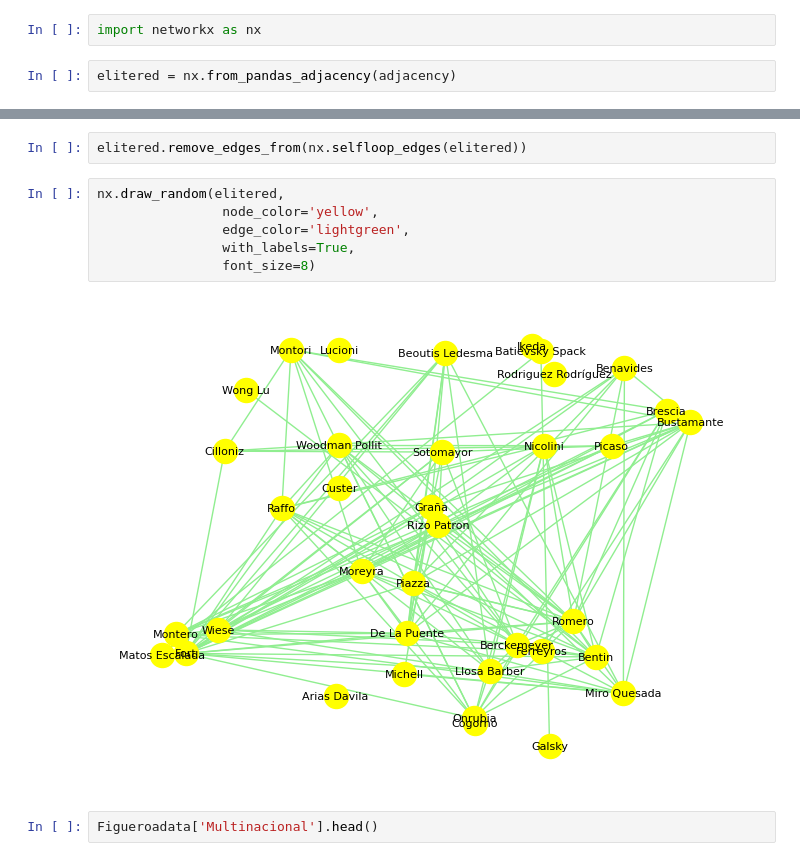
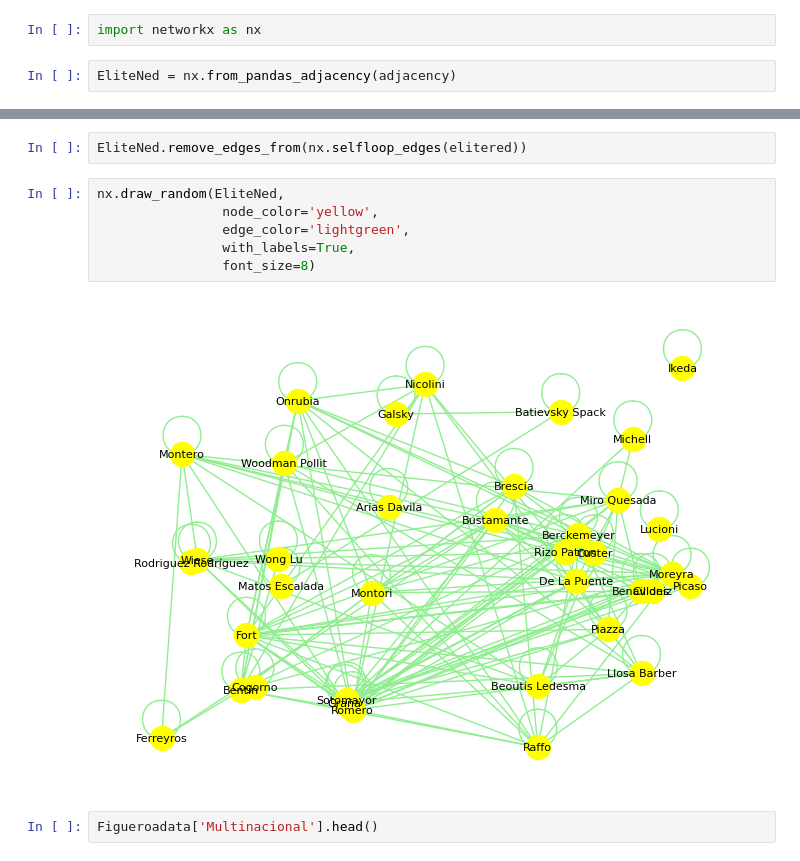
Before and after one commit to Pepix2345/Proyecto-Magallanes, a Jupyter notebook: Redes/Redoficial.ipynb, the cells around one changed output, grey strips where cells are left out. Cells and saved outputs as stored; diff of their text form.

```diff
--- a/Redes/Redoficial.ipynb
+++ b/Redes/Redoficial.ipynb
@@ -10,6 +10,6 @@ adjacency=Figueroadata.drop(varsToDrop,axis=1)
 # %%
 import networkx as nx
 # %%
-elitered = nx.from_pandas_adjacency(adjacency)
+EliteNed = nx.from_pandas_adjacency(adjacency)
 # %%
 #noded
@@ -33,13 +33,13 @@ nx.draw_random(elitered,
 # %%
-elitered.remove_edges_from(nx.selfloop_edges(elitered))
+EliteNed.remove_edges_from(nx.selfloop_edges(elitered))
 # %%
-nx.draw_random(elitered,
+nx.draw_random(EliteNed,
                 node_color='yellow',
                 edge_color='lightgreen',
                 with_labels=True,
                 font_size=8)
 # %% [output]
-[figure, old version]
+[figure, new version]
 # %%
 Figueroadata['Multinacional'].head()
 # %% [output]
```
Also changed, not shown: parts of 12 cells of this notebook, 11 other files.
